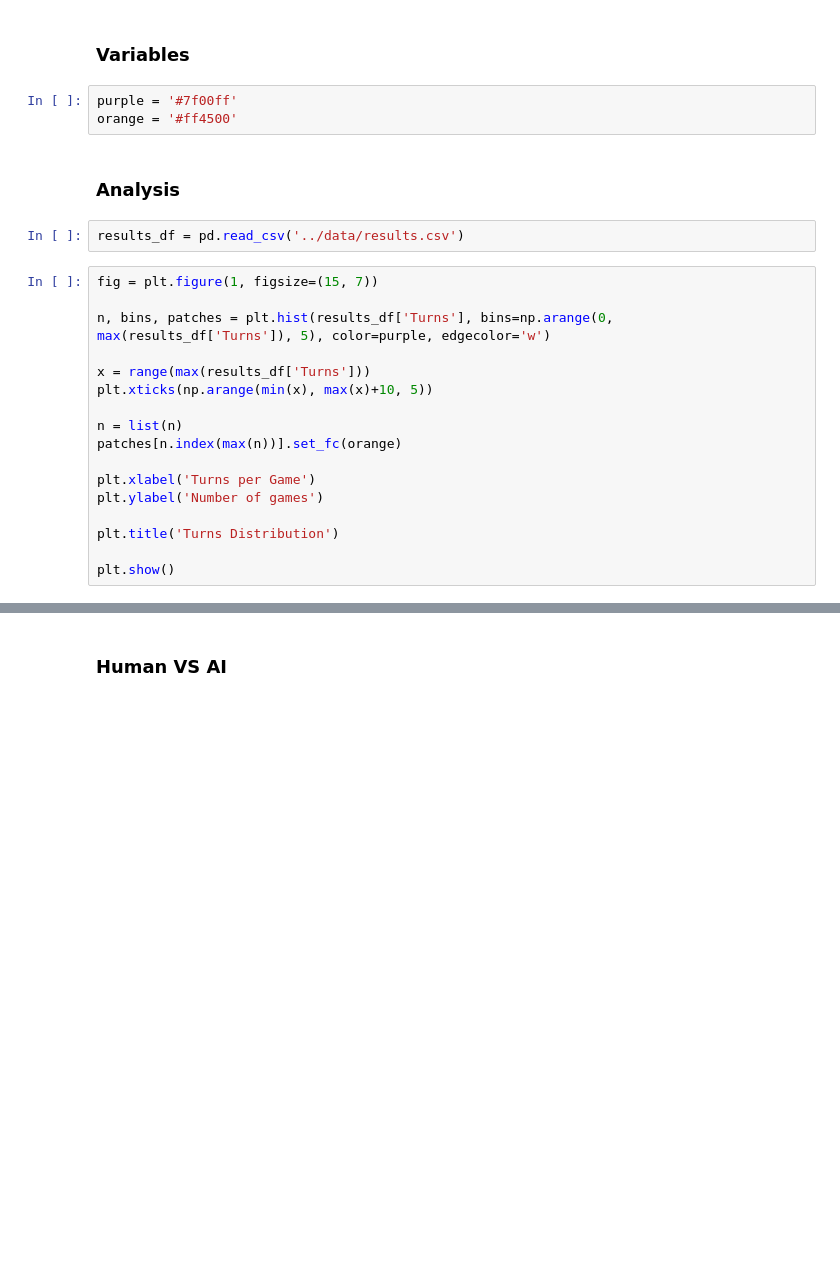
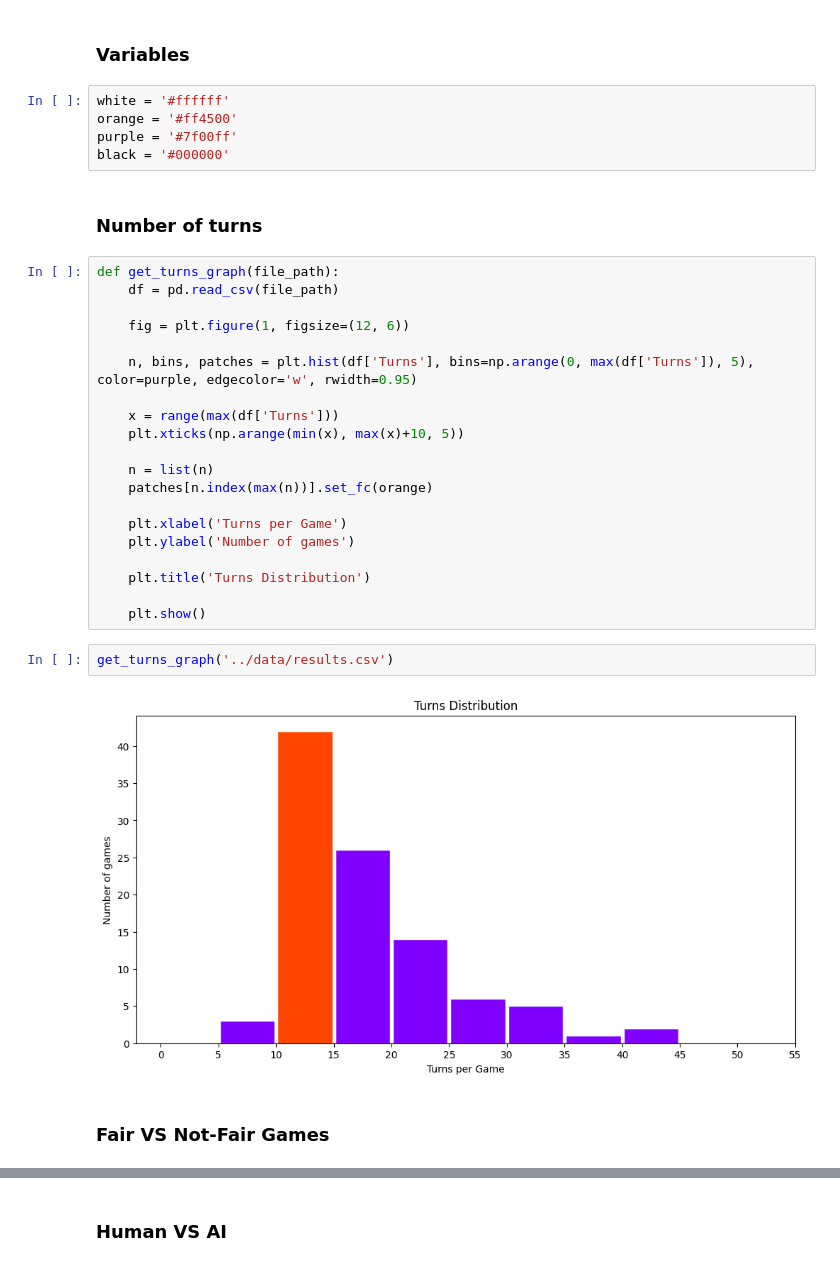
Before and after one commit to andreabazerla/dpcm-card-game, a Jupyter notebook: notebooks/analysis.ipynb, the cells around one changed output, grey strips where cells are left out. Saved outputs shown, nothing was run; the diff lists cells and outputs as text; blank space fills up the shorter version.

Commit message:
Refactored analysis.ipynb

```diff
--- a/notebooks/analysis.ipynb
+++ b/notebooks/analysis.ipynb
@@ -12,27 +13,36 @@ import ast
 # %% [markdown]
 ### Variables
-# %%
-purple = '#7f00ff'
-orange = '#ff4500'
-# %% [markdown]
-### Analysis
+# %%
+white = '#ffffff'
+orange = '#ff4500'
+purple = '#7f00ff'
+black = '#000000'
+# %% [markdown]
+### Number of turns
+# %%
+def get_turns_graph(file_path):
+    df = pd.read_csv(file_path)
+
+    fig = plt.figure(1, figsize=(12, 6))
+
+    n, bins, patches = plt.hist(df['Turns'], bins=np.arange(0, max(df['Turns']), 5), color=purple, edgecolor='w', rwidth=0.95)
+
+    x = range(max(df['Turns']))
+    plt.xticks(np.arange(min(x), max(x)+10, 5))
+
+    n = list(n)
+    patches[n.index(max(n))].set_fc(orange)
+
+    plt.xlabel('Turns per Game')
+    plt.ylabel('Number of games')
+
+    plt.title('Turns Distribution')
+
+    plt.show()
 # %%
-results_df = pd.read_csv('../data/results.csv')
+get_turns_graph('../data/results.csv')
+# %% [output]
+[figure, added]
-# %%
-fig = plt.figure(1, figsize=(15, 7))
-
-n, bins, patches = plt.hist(results_df['Turns'], bins=np.arange(0, max(results_df['Turns']), 5), color=purple, edgecolor='w')
-
-x = range(max(results_df['Turns']))
-plt.xticks(np.arange(min(x), max(x)+10, 5))
-
-n = list(n)
-patches[n.index(max(n))].set_fc(orange)
-
-plt.xlabel('Turns per Game')
-plt.ylabel('Number of games')
-
-plt.title('Turns Distribution')
-
-plt.show()
+# %% [markdown]
+### Fair VS Not-Fair Games
 # %%
```
Also changed, not shown: parts of 64 cells of this notebook.
